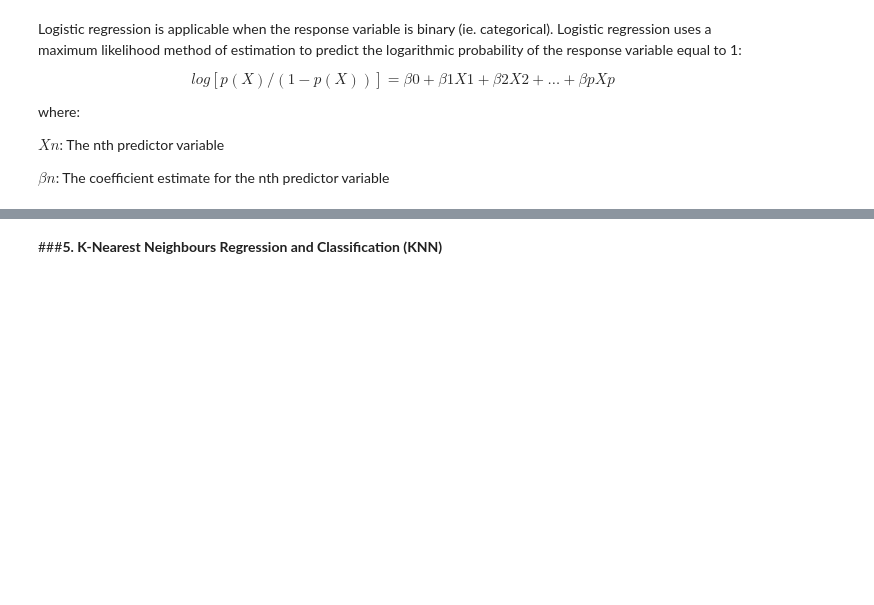
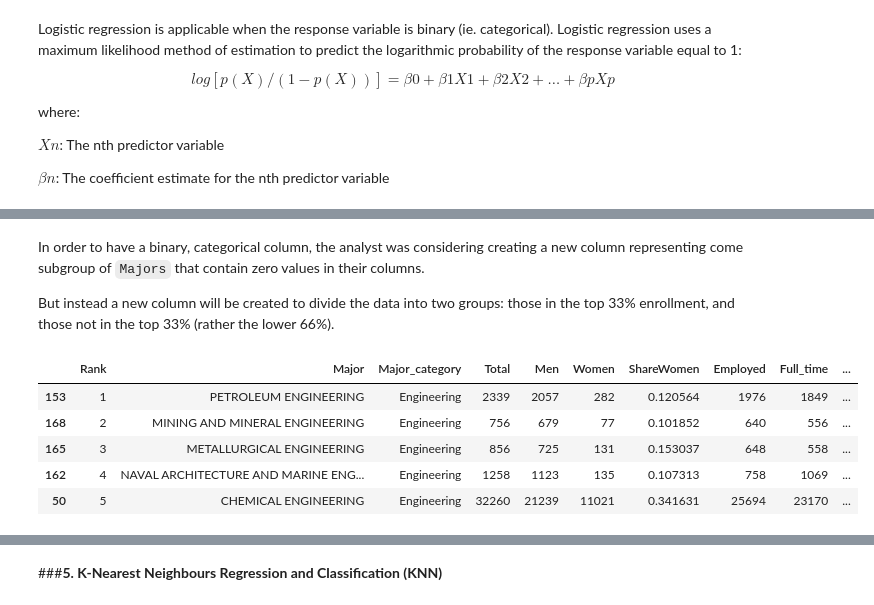
Before and after one commit to yabbou/Career_Forecasting, a Jupyter notebook: final_project.ipynb, the cells around one changed output, grey strips where cells are left out. Saved outputs shown, nothing was run; the diff lists cells and outputs as text; code cells hidden in the pictures; blank space fills up the shorter version.

```diff
--- a/final_project.ipynb
+++ b/final_project.ipynb
@@ -917,0 +956,24 @@ Prediction accuracy: 0.9586776859504132
+# %% [markdown]
+In order to have a binary, categorical column, the analyst was considering creating a new column representing come subgroup of `Majors` that contain zero values in their columns.
+
+But instead a new column will be created to divide the data into two groups: those in the top 33% enrollment, and those not in the top 33% (rather the lower 66%).
+# %%
+employed_college_students_ORDERBY_TOTAL = employed_college_students_df.copy().sort_values(by='Total',ascending=False)
+TOP_THIRD_INDEX = int(employed_college_students_ORDERBY_TOTAL.shape[0]/3)
+
+employed_college_students_ORDERBY_TOTAL.reset_index(inplace=True)
+employed_college_students_ORDERBY_TOTAL.drop(columns=['index'],inplace=True)
+
+top_third = employed_college_students_ORDERBY_TOTAL.loc[TOP_THIRD_INDEX,['Total']]
+top_third_total_enrollment = top_third['Total']
+employed_college_students_ORDERBY_TOTAL['Top_third_enrollment'] = employed_college_students_ORDERBY_TOTAL['Total'] >= top_third_total_enrollment
+
+employed_college_students_ORDERBY_TOTAL.sort_values(by='Rank',inplace=True) #resort according to salary
+employed_college_students_ORDERBY_TOTAL.head()
+# %% [output]
+|  | Rank | Major | Major_category | Total | Men | Women | ShareWomen | Employed | Full_time | ... |
+| 153 | 1 | PETROLEUM ENGINEERING | Engineering | 2339 | 2057 | 282 | 0.120564 | 1976 | 1849 | ... |
+| 168 | 2 | MINING AND MINERAL ENGINEERING | Engineering | 756 | 679 | 77 | 0.101852 | 640 | 556 | ... |
+| 165 | 3 | METALLURGICAL ENGINEERING | Engineering | 856 | 725 | 131 | 0.153037 | 648 | 558 | ... |
+| 162 | 4 | NAVAL ARCHITECTURE AND MARINE ENG... | Engineering | 1258 | 1123 | 135 | 0.107313 | 758 | 1069 | ... |
+| 50 | 5 | CHEMICAL ENGINEERING | Engineering | 32260 | 21239 | 11021 | 0.341631 | 25694 | 23170 | ... |
```
Also changed, not shown: parts of 51 cells of this notebook.
